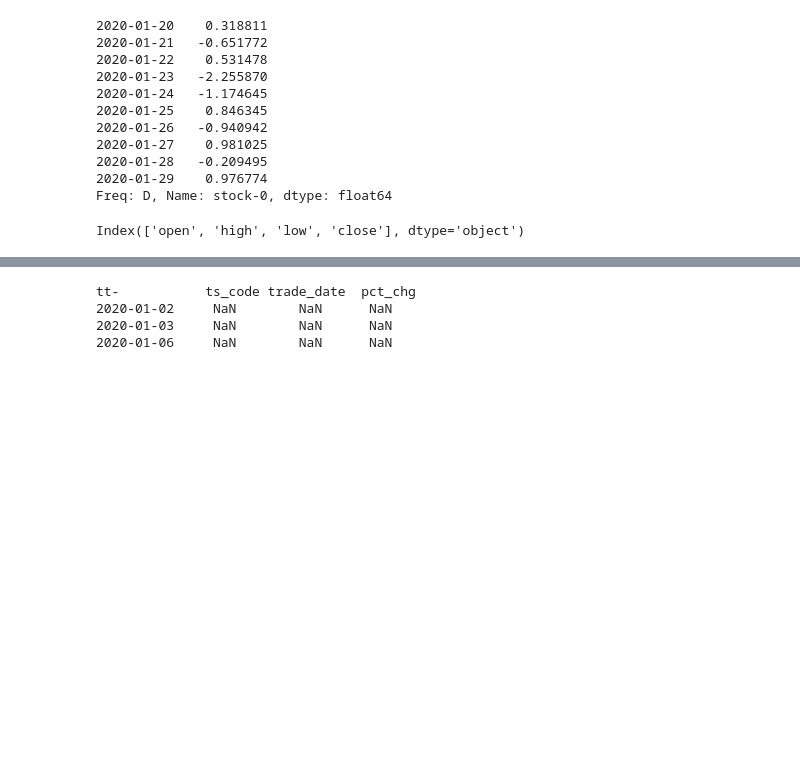
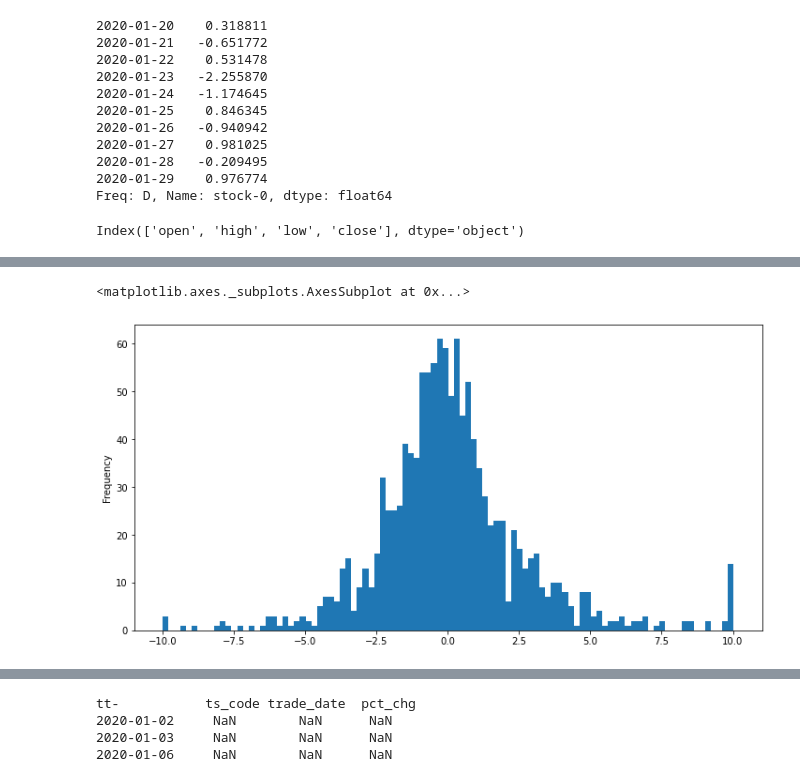
Before and after one commit to wd64759/quants, a Jupyter notebook: quants/trade_notes.ipynb, the cells around one changed output, grey strips where cells are left out. Drawn from its saved outputs; the diff is of its cells as text; code cells hidden in the pictures; blank space fills up the shorter version.

```diff
--- a/quants/trade_notes.ipynb
+++ b/quants/trade_notes.ipynb
@@ -417,0 +420,7 @@ array([<matplotlib.axes._subplots.AxesSubplot object at 0x...>,
+# %%
+# df_dt.describe()
+df1 = df.set_index('trade_date')[['pct_chg','vol','close']]
+# df.loc[0:5,['pct_chg']]
+df1.head()
+df2 = df1[(np.abs(df1.pct_chg)>5) & (df1.vol > df1.vol.mean() * 2.5)]
+# df.keys()
@@ -417,0 +500,5 @@ array([<matplotlib.axes._subplots.AxesSubplot object at 0x...>,
+# %%
+df1.pct_chg.plot(kind='hist', bins=100, figsize=(12, 6))
+# %% [output]
+<matplotlib.axes._subplots.AxesSubplot at 0x...>
+[figure, added]
```
Also changed, not shown: parts of 8 cells of this notebook, 1 other file.
